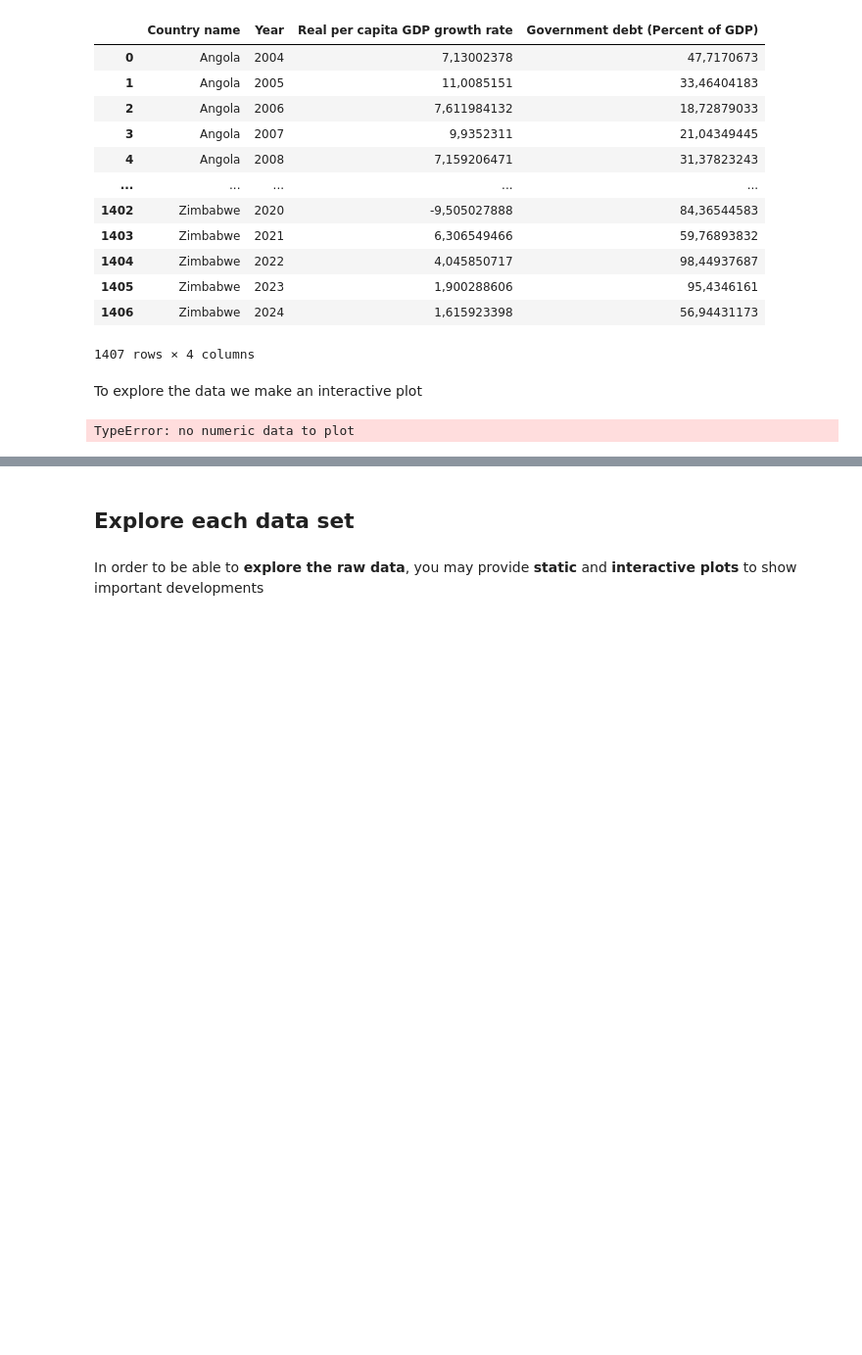
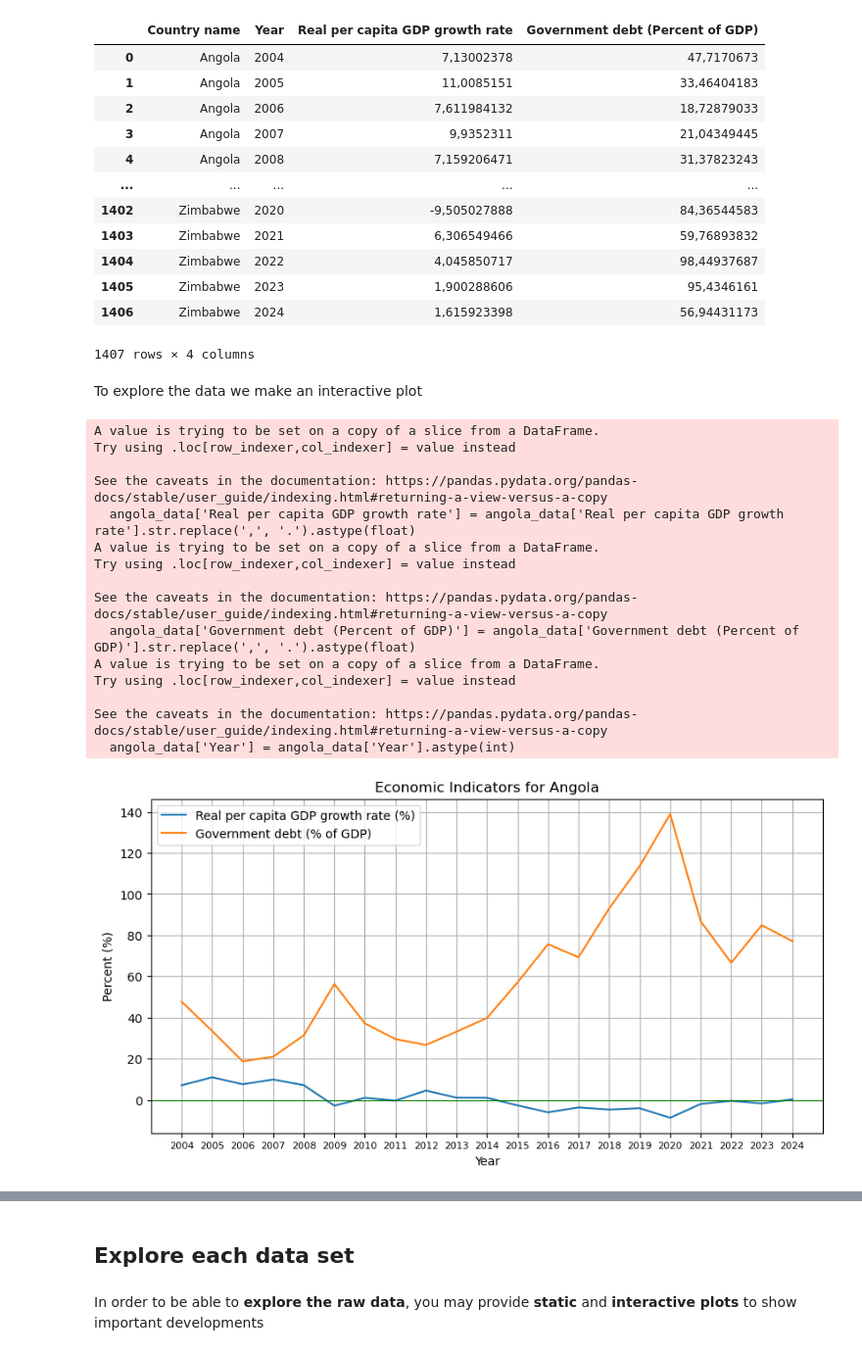
Before and after one commit to NumEconCopenhagen/projects-2024-miguel-og-chris, a Jupyter notebook: dataproject/dataproject.ipynb, the cells around one changed output, grey strips where cells are left out. Shown at 98% size. Cells and saved outputs as stored; diff of their text form; code cells hidden in the pictures; blank space fills up the shorter version.

```diff
--- a/dataproject/dataproject.ipynb
+++ b/dataproject/dataproject.ipynb
@@ -172,28 +172,41 @@ display(merged_data)
 1407 rows × 4 columns
 # %% [markdown]
 To explore the data we make an interactive plot
-# %%
-#Plot
-fig = plt.figure()
-
-# b. plot
-ax = fig.add_subplot(1,1,1)
-
-ax.plot(,u_vec)
-
-ax.set_title('Value of choice, $u(x_1,1)$')
-ax.set_xlabel('$x_1$')
-ax.set_ylabel('$u(x_1,1)$');
-# Dropdown widget for country selection
-#countries = merged_data['Country name'].unique()
-#dropdown = widgets.Dropdown(
-    #options=countries,
-    #value=countries[0],
-    #description='Country:',
-    #disabled=False,
-
-
-# Interact function to update the plot based on the dropdown
-#widgets.interact(plot_data, country=dropdown)
-# %% [output]
-TypeError: no numeric data to plot
+# %%
+# Filter data for Angola and convert relevant columns to float after replacing comma
+angola_data = merged_data[merged_data['Country name'] == 'Angola']
+angola_data['Real per capita GDP growth rate'] = angola_data['Real per capita GDP growth rate'].str.replace(',', '.').astype(float)
+angola_data['Government debt (Percent of GDP)'] = angola_data['Government debt (Percent of GDP)'].str.replace(',', '.').astype(float)
+
+# Ensure the 'Year' column is an integer
+angola_data['Year'] = angola_data['Year'].astype(int)
+
+# Plotting
+plt.figure(figsize=(10, 5))
+plt.plot(angola_data['Year'], angola_data['Real per capita GDP growth rate'], label='Real per capita GDP growth rate (%)')
+plt.plot(angola_data['Year'], angola_data['Government debt (Percent of GDP)'], label='Government debt (% of GDP)')
+plt.axhline(0, color='green', linewidth=0.8)  # Adding a horizontal line at y=0
+plt.title('Economic Indicators for Angola')
+plt.xlabel('Year')
+plt.ylabel('Percent (%)')
+plt.xticks(angola_data['Year'].unique(), fontsize=8)  # Set x-ticks to show each year as an integer
+plt.legend()
+plt.grid(True)
+plt.show()
+# %% [output]
+A value is trying to be set on a copy of a slice from a DataFrame.
+Try using .loc[row_indexer,col_indexer] = value instead
+
+See the caveats in the documentation: https://pandas.pydata.org/pandas-docs/stable/user_guide/indexing.html#returning-a-view-versus-a-copy
+  angola_data['Real per capita GDP growth rate'] = angola_data['Real per capita GDP growth rate'].str.replace(',', '.').astype(float)
+A value is trying to be set on a copy of a slice from a DataFrame.
+Try using .loc[row_indexer,col_indexer] = value instead
+
+See the caveats in the documentation: https://pandas.pydata.org/pandas-docs/stable/user_guide/indexing.html#returning-a-view-versus-a-copy
+  angola_data['Government debt (Percent of GDP)'] = angola_data['Government debt (Percent of GDP)'].str.replace(',', '.').astype(float)
+A value is trying to be set on a copy of a slice from a DataFrame.
+Try using .loc[row_indexer,col_indexer] = value instead
+
+See the caveats in the documentation: https://pandas.pydata.org/pandas-docs/stable/user_guide/indexing.html#returning-a-view-versus-a-copy
+  angola_data['Year'] = angola_data['Year'].astype(int)
+[figure, added]
```
Also changed, not shown: parts of 8 cells of this notebook.
